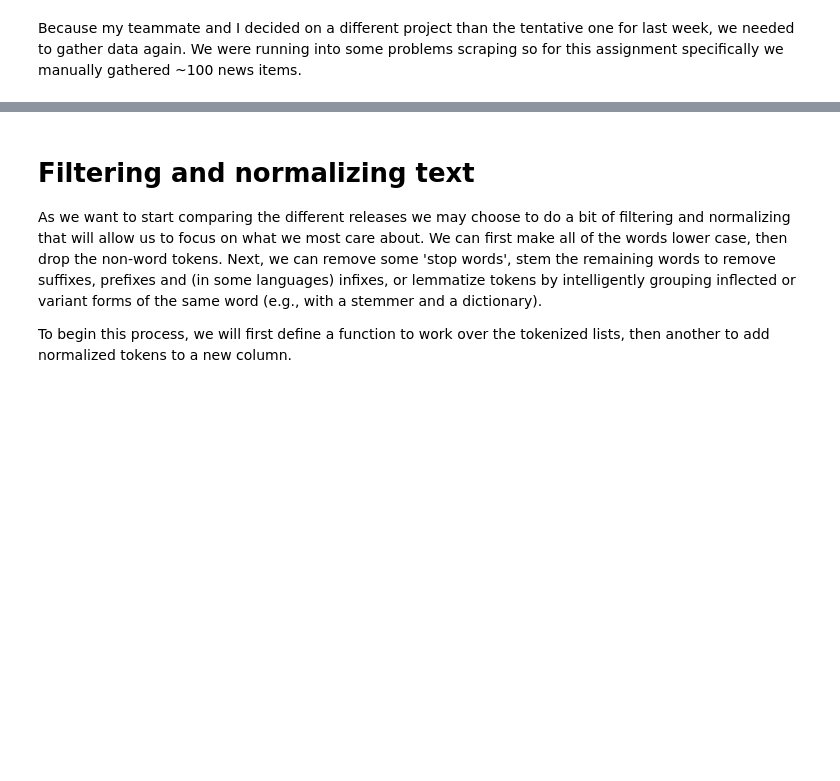
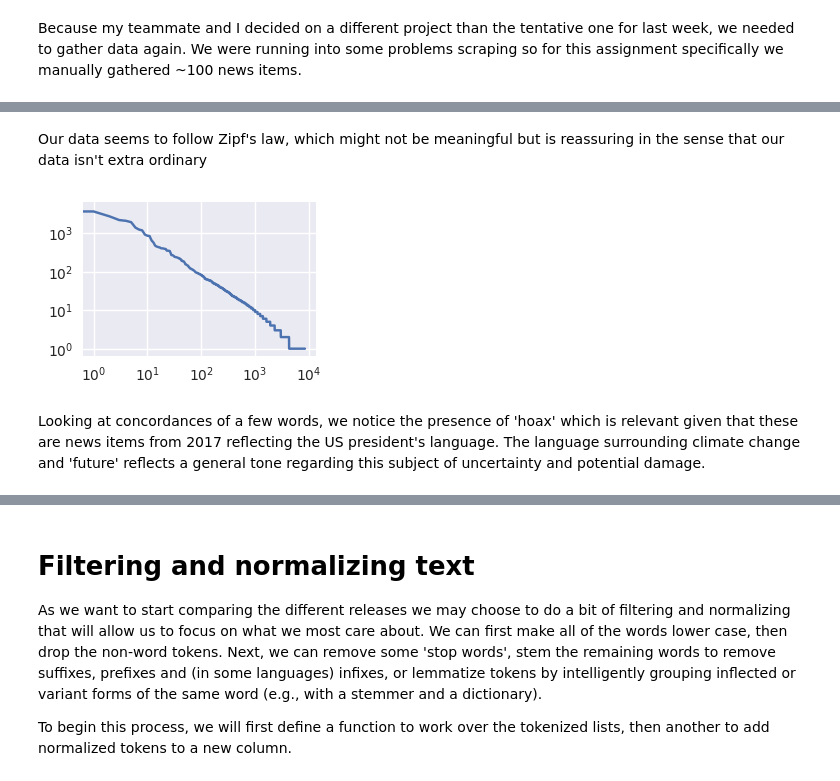
Before and after one commit to Moloq/content-analysis-2018, a Jupyter notebook: 2-Corpus-Linguistics/2-Corpus-Linguistics.ipynb, the cells around one changed output, grey strips where cells are left out. Cells and saved outputs as stored; diff of their text form; code cells hidden in the pictures; blank space fills up the shorter version.

```diff
--- a/2-Corpus-Linguistics/2-Corpus-Linguistics.ipynb
+++ b/2-Corpus-Linguistics/2-Corpus-Linguistics.ipynb
@@ -428,4 +429,4 @@ news_df = pandas.read_csv('news.csv', encoding='latin1', index_col='Unnamed: 0')
 # %%
-wcount = wordCounter(news_df.text.sum())
+wcount = wordCounter(news_df.tokenized_text.sum())
 wcount.sort_values('count', ascending=False, inplace=True)
-news_df['tokenized_text'] = news_df['text'].apply(lambda x: nltk.word_tokenize(x))
+wcount.head(20)
@@ -451,0 +451,13 @@ news_df['tokenized_text'] = news_df['text'].apply(lambda x: nltk.word_tokenize(x
+# %% [markdown]
+Our data seems to follow Zipf's law, which might not be meaningful but is reassuring in the sense that our data isn't extra ordinary
+# %%
+fig = plt.figure(figsize=(3,2))
+ax = fig.add_subplot(111)
+plt.plot(range(len(wcount)), wcount['count'])
+ax.set_yscale('log')
+ax.set_xscale('log')
+plt.show()
+# %% [output]
+[figure, added]
+# %% [markdown]
+Looking at concordances of a few words, we notice the presence of 'hoax' which is relevant given that these are news items from 2017 reflecting the US president's language. The language surrounding climate change and 'future' reflects a general tone regarding this subject of uncertainty and potential damage.
```
Also changed, not shown: parts of 13 cells of this notebook, 1 other file.
